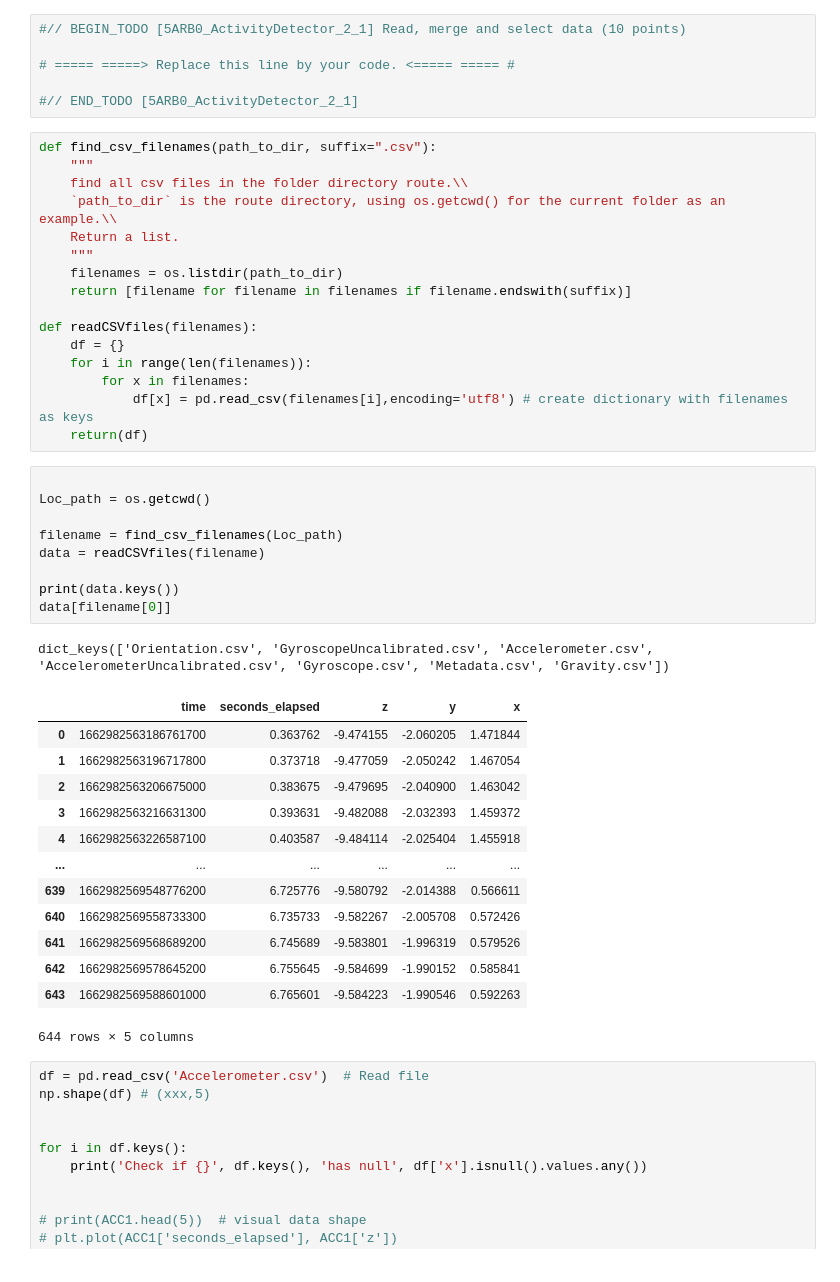
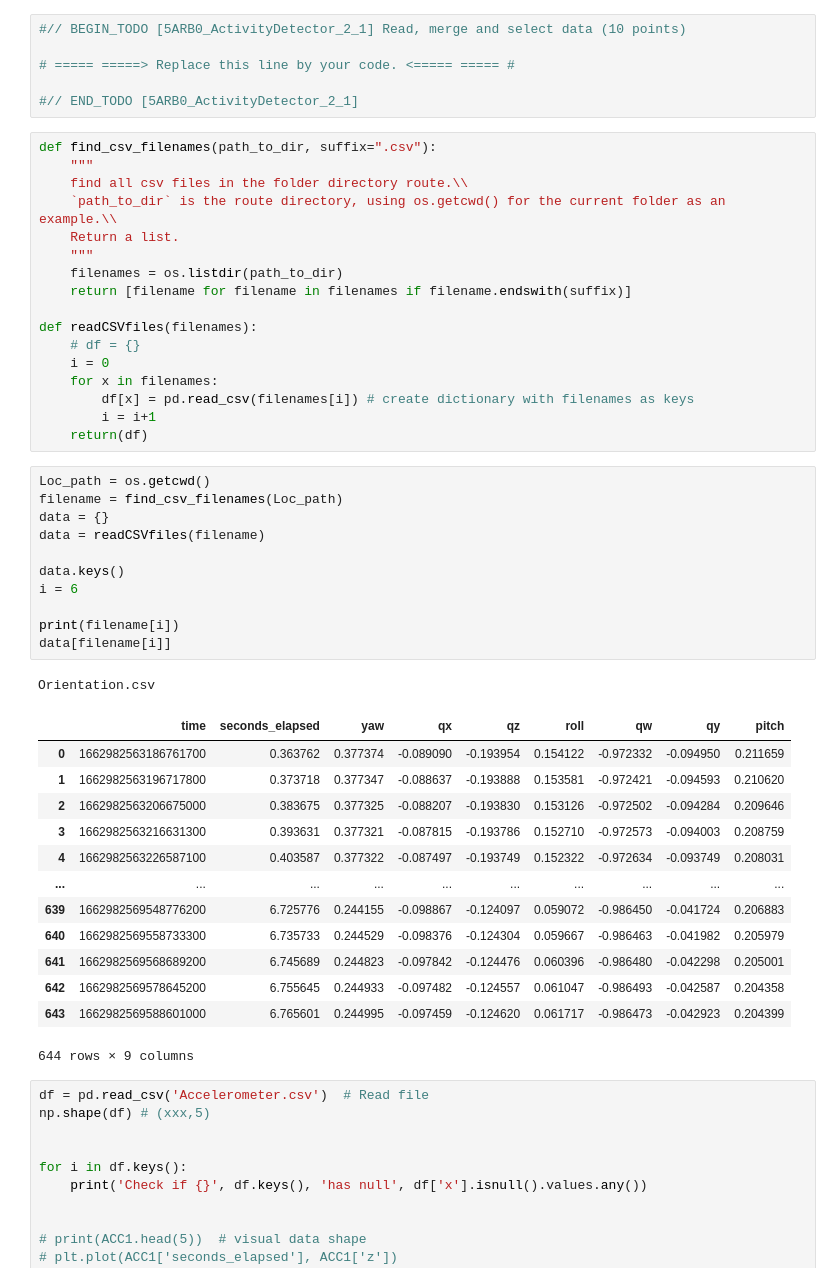
Before and after one commit to Lynch1206/5ARB0_1_1, a Jupyter notebook: activitydetector-template.ipynb, the cells around one changed output. Drawn from its saved outputs; the diff is of its cells as text.

Commit message:
Fix read_csv

```diff
--- a/activitydetector-template.ipynb
+++ b/activitydetector-template.ipynb
@@ -64,35 +64,38 @@ def find_csv_filenames(path_to_dir, suffix=".csv"):
     return [filename for filename in filenames if filename.endswith(suffix)]
 
 def readCSVfiles(filenames):
-    df = {}
-    for i in range(len(filenames)):
-        for x in filenames:
-            df[x] = pd.read_csv(filenames[i],encoding='utf8') # create dictionary with filenames as keys
+    # df = {}
+    i = 0
+    for x in filenames:
+        df[x] = pd.read_csv(filenames[i]) # create dictionary with filenames as keys
+        i = i+1
     return(df)
 # %%
-
 Loc_path = os.getcwd()
-
 filename = find_csv_filenames(Loc_path)
+data = {}
 data = readCSVfiles(filename)
 
-print(data.keys())
-data[filename[0]]
+data.keys()
+i = 6
+
+print(filename[i])
+data[filename[i]]
 # %% [output]
-dict_keys(['Orientation.csv', 'GyroscopeUncalibrated.csv', 'Accelerometer.csv', 'AccelerometerUncalibrated.csv', 'Gyroscope.csv', 'Metadata.csv', 'Gravity.csv'])
+Orientation.csv
-|  | time | seconds_elapsed | z | y | x |
-| 0 | 1662982563186761700 | 0.363762 | -9.474155 | -2.060205 | 1.471844 |
-| 1 | 1662982563196717800 | 0.373718 | -9.477059 | -2.050242 | 1.467054 |
-| 2 | 1662982563206675000 | 0.383675 | -9.479695 | -2.040900 | 1.463042 |
-| 3 | 1662982563216631300 | 0.393631 | -9.482088 | -2.032393 | 1.459372 |
-| 4 | 1662982563226587100 | 0.403587 | -9.484114 | -2.025404 | 1.455918 |
-| ... | ... | ... | ... | ... | ... |
-| 639 | 1662982569548776200 | 6.725776 | -9.580792 | -2.014388 | 0.566611 |
-| 640 | 1662982569558733300 | 6.735733 | -9.582267 | -2.005708 | 0.572426 |
-| 641 | 1662982569568689200 | 6.745689 | -9.583801 | -1.996319 | 0.579526 |
-| 642 | 1662982569578645200 | 6.755645 | -9.584699 | -1.990152 | 0.585841 |
-| 643 | 1662982569588601000 | 6.765601 | -9.584223 | -1.990546 | 0.592263 |
+|  | time | seconds_elapsed | yaw | qx | qz | roll | qw | qy | pitch |
+| 0 | 1662982563186761700 | 0.363762 | 0.377374 | -0.089090 | -0.193954 | 0.154122 | -0.972332 | -0.094950 | 0.211659 |
+| 1 | 1662982563196717800 | 0.373718 | 0.377347 | -0.088637 | -0.193888 | 0.153581 | -0.972421 | -0.094593 | 0.210620 |
+| 2 | 1662982563206675000 | 0.383675 | 0.377325 | -0.088207 | -0.193830 | 0.153126 | -0.972502 | -0.094284 | 0.209646 |
+| 3 | 1662982563216631300 | 0.393631 | 0.377321 | -0.087815 | -0.193786 | 0.152710 | -0.972573 | -0.094003 | 0.208759 |
+| 4 | 1662982563226587100 | 0.403587 | 0.377322 | -0.087497 | -0.193749 | 0.152322 | -0.972634 | -0.093749 | 0.208031 |
+| ... | ... | ... | ... | ... | ... | ... | ... | ... | ... |
+| 639 | 1662982569548776200 | 6.725776 | 0.244155 | -0.098867 | -0.124097 | 0.059072 | -0.986450 | -0.041724 | 0.206883 |
+| 640 | 1662982569558733300 | 6.735733 | 0.244529 | -0.098376 | -0.124304 | 0.059667 | -0.986463 | -0.041982 | 0.205979 |
+| 641 | 1662982569568689200 | 6.745689 | 0.244823 | -0.097842 | -0.124476 | 0.060396 | -0.986480 | -0.042298 | 0.205001 |
+| 642 | 1662982569578645200 | 6.755645 | 0.244933 | -0.097482 | -0.124557 | 0.061047 | -0.986493 | -0.042587 | 0.204358 |
+| 643 | 1662982569588601000 | 6.765601 | 0.244995 | -0.097459 | -0.124620 | 0.061717 | -0.986473 | -0.042923 | 0.204399 |
-644 rows × 5 columns
+644 rows × 9 columns
 # %%
 df = pd.read_csv('Accelerometer.csv')  # Read file
 np.shape(df) # (xxx,5)
```
Also changed, not shown: 1 other file.
